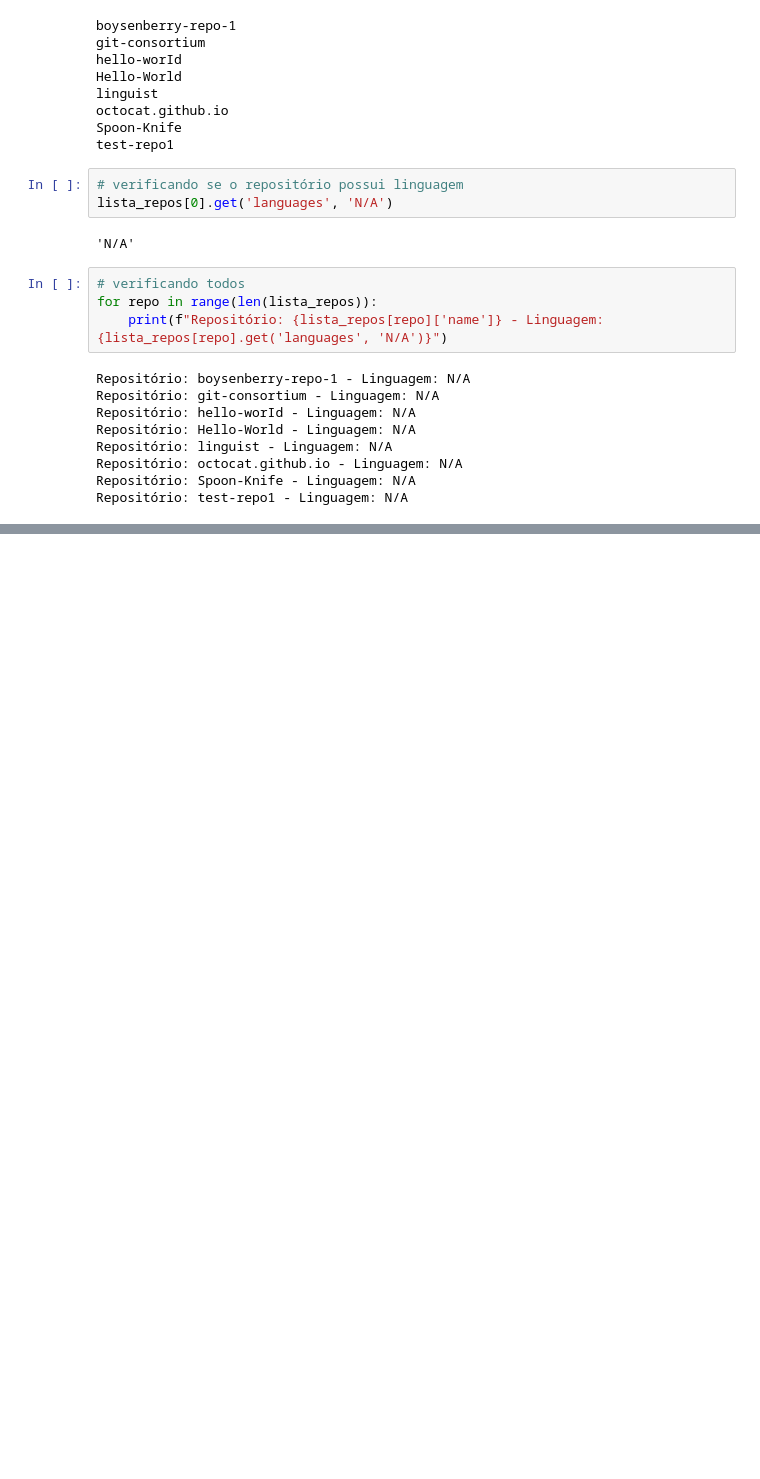
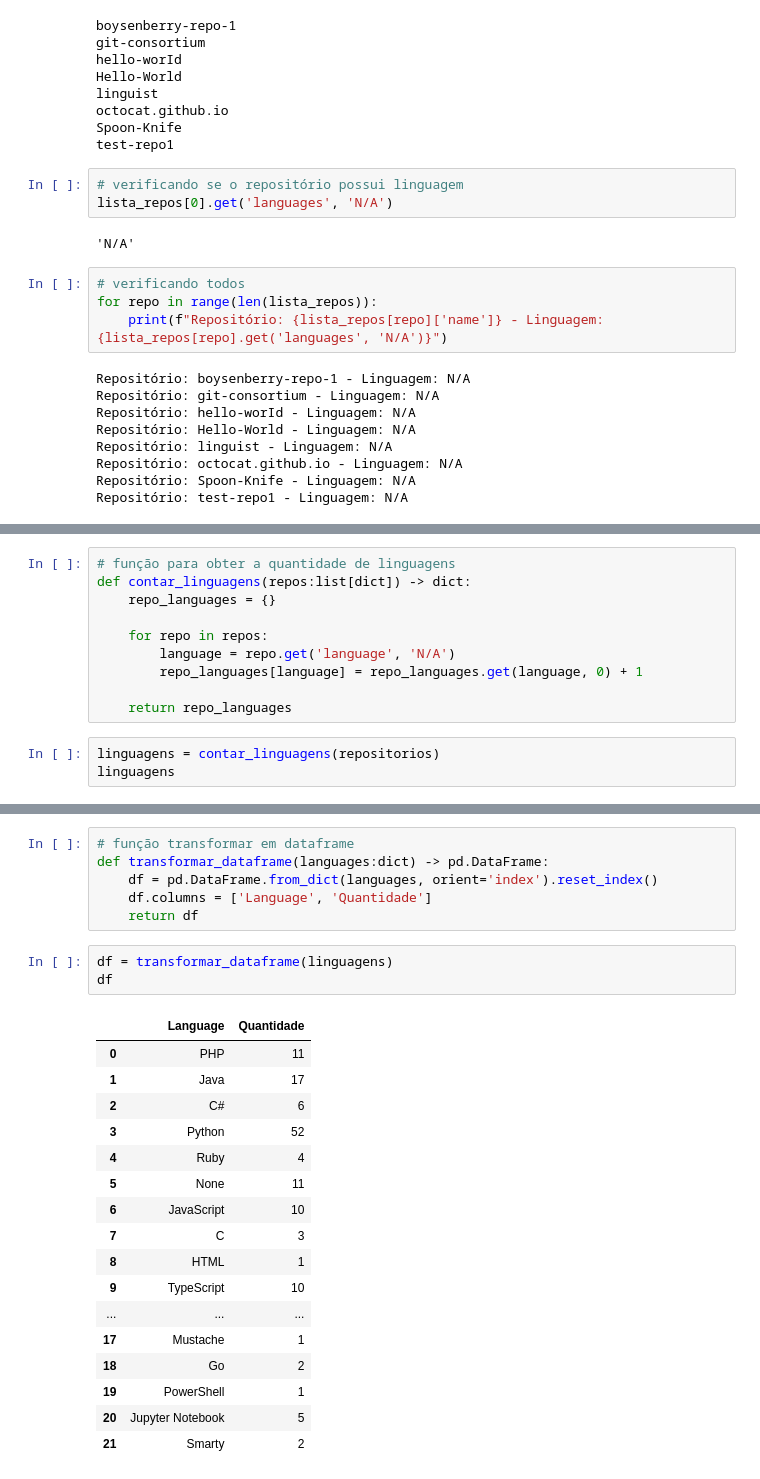
Before and after one commit to esscova/github-language-analysis, a Jupyter notebook: notebooks/testes.ipynb, the cells around one changed output, grey strips where cells are left out. Cells and saved outputs as stored; diff of their text form; blank space fills up the shorter version.

Commit message:
coletando linguagens e transformando dados

```diff
--- a/notebooks/testes.ipynb
+++ b/notebooks/testes.ipynb
@@ -133,0 +368,13 @@ Erro ao buscar  repositorios da organização amazon : 404 Client Error: Not Fou
+# %%
+# função para obter a quantidade de linguagens
+def contar_linguagens(repos:list[dict]) -> dict:
+    repo_languages = {}
+
+    for repo in repos:
+        language = repo.get('language', 'N/A')
+        repo_languages[language] = repo_languages.get(language, 0) + 1
+
+    return repo_languages
+# %%
+linguagens = contar_linguagens(repositorios)
+linguagens
@@ -133,0 +399,27 @@ Erro ao buscar  repositorios da organização amazon : 404 Client Error: Not Fou
+# %%
+# função transformar em dataframe
+def transformar_dataframe(languages:dict) -> pd.DataFrame:
+    df = pd.DataFrame.from_dict(languages, orient='index').reset_index()
+    df.columns = ['Language', 'Quantidade']
+    return df
+# %%
+df = transformar_dataframe(linguagens)
+df
+# %% [output]
+|  | Language | Quantidade |
+| 0 | PHP | 11 |
+| 1 | Java | 17 |
+| 2 | C# | 6 |
+| 3 | Python | 52 |
+| 4 | Ruby | 4 |
+| 5 | None | 11 |
+| 6 | JavaScript | 10 |
+| 7 | C | 3 |
+| 8 | HTML | 1 |
+| 9 | TypeScript | 10 |
+| ... | ... | ... |
+| 17 | Mustache | 1 |
+| 18 | Go | 2 |
+| 19 | PowerShell | 1 |
+| 20 | Jupyter Notebook | 5 |
+| 21 | Smarty | 2 |
```
Also changed, not shown: parts of 16 cells of this notebook.
